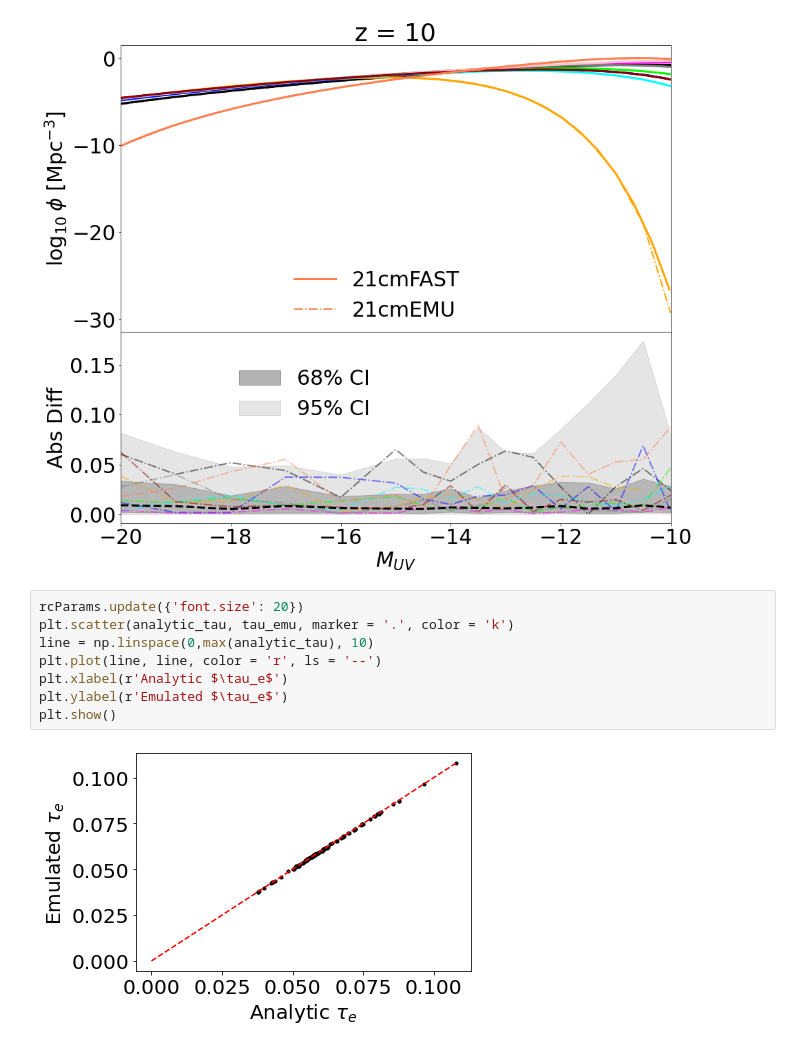
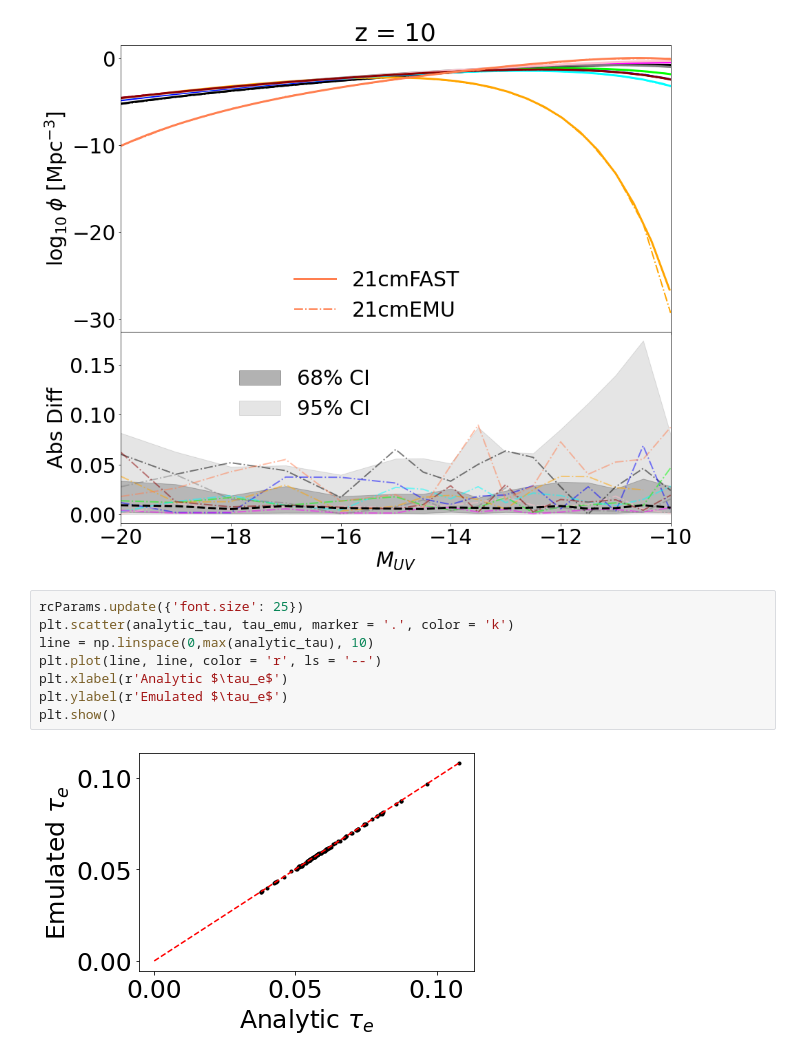
Before and after one commit to 21cmfast/21cmEMU, a Jupyter notebook: docs/tutorials/21cmFAST_tau_UVLFs.ipynb, the cells around one changed output. Drawn from its saved outputs; the diff is of its cells as text.

```diff
--- a/docs/tutorials/21cmFAST_tau_UVLFs.ipynb
+++ b/docs/tutorials/21cmFAST_tau_UVLFs.ipynb
@@ -140,12 +140,12 @@ for z_bin in range(4):
 [figure]
 [figure]
 # %%
-rcParams.update({'font.size': 20})
+rcParams.update({'font.size': 25})
 plt.scatter(analytic_tau, tau_emu, marker = '.', color = 'k')
 line = np.linspace(0,max(analytic_tau), 10)
 plt.plot(line, line, color = 'r', ls = '--')
 plt.xlabel(r'Analytic $\tau_e$')
 plt.ylabel(r'Emulated $\tau_e$')
 plt.show()
 # %% [output]
-[figure, old version]
+[figure, new version]
```
Also changed, not shown: parts of 1 cell of this notebook.
